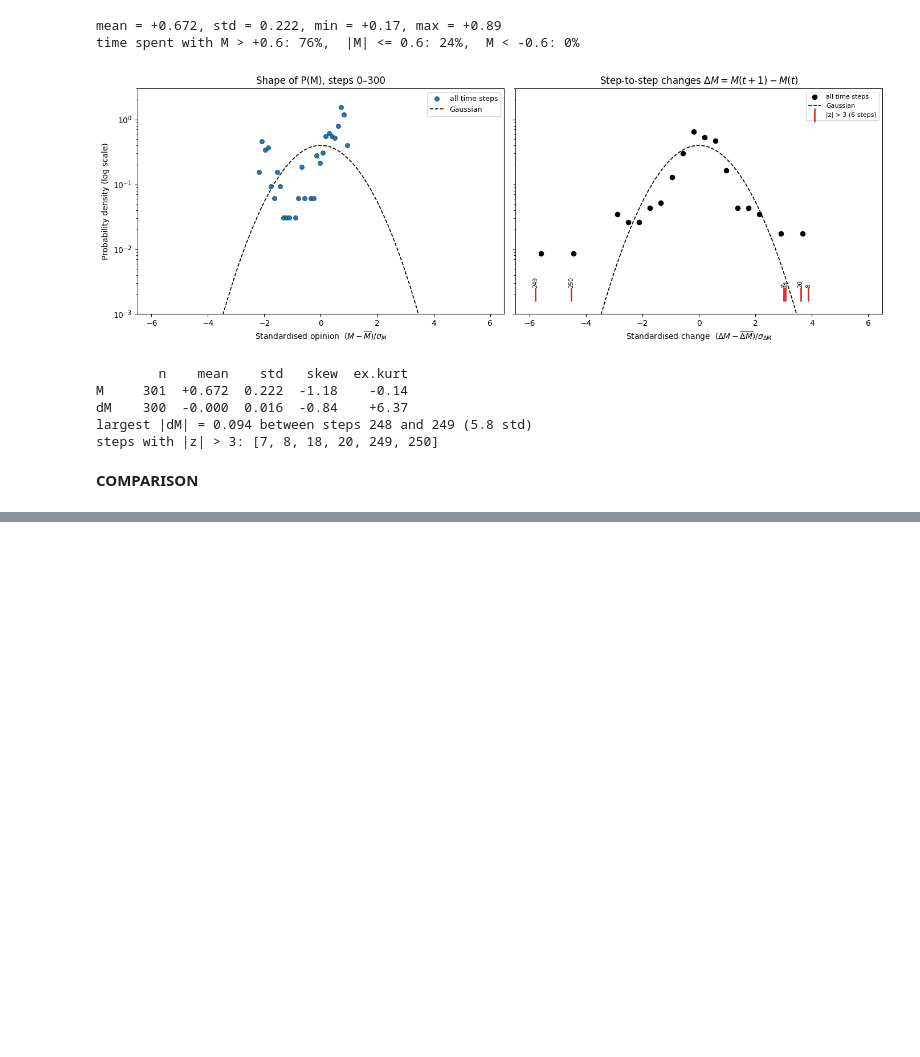
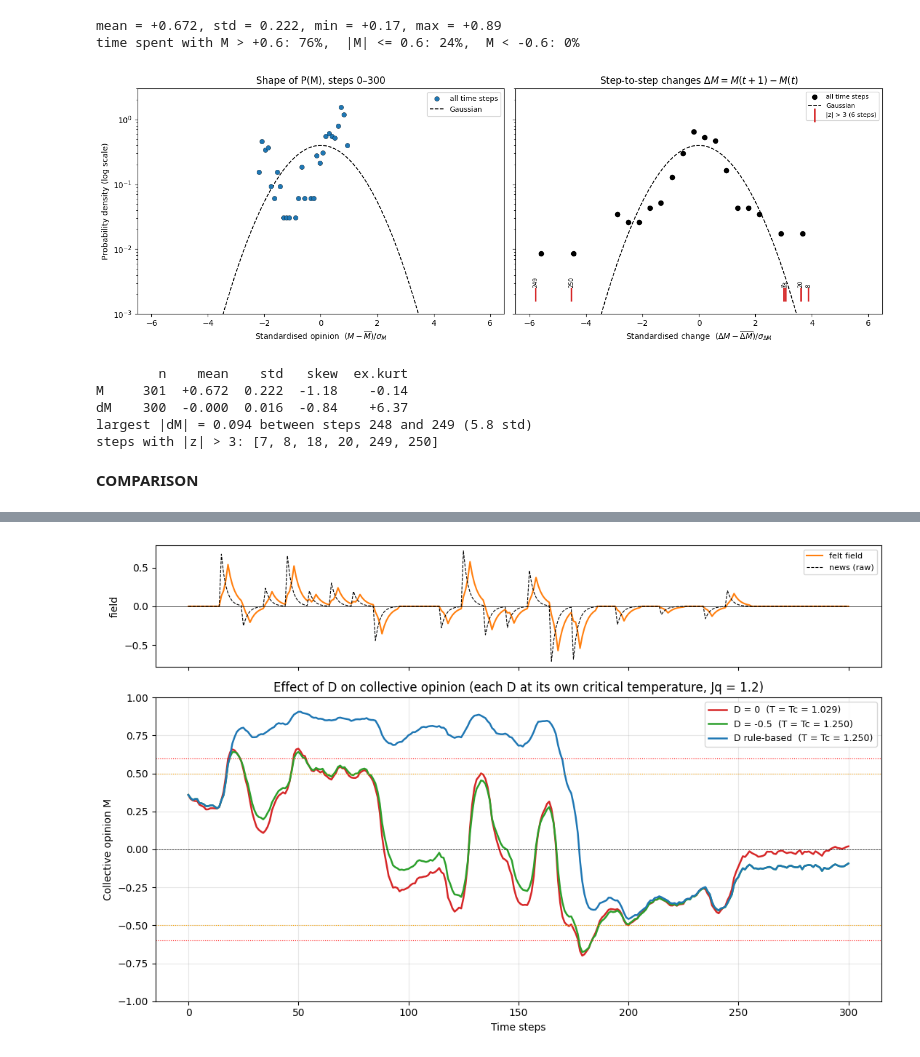
Before and after one commit to fadilaha/Ising-Model-on-Social-Opinion-Dynamic, a Jupyter notebook: Experiment_D_HeatBath_AB_BC_Residual.ipynb, the cells around one changed output, grey strips where cells are left out. Saved outputs shown, nothing was run; the diff lists cells and outputs as text; code cells hidden in the pictures; blank space fills up the shorter version.

```diff
--- a/Experiment_D_HeatBath_AB_BC_Residual.ipynb
+++ b/Experiment_D_HeatBath_AB_BC_Residual.ipynb
@@ -122,7 +122,7 @@ import matplotlib.pyplot as plt
 
 # Load External Event Schedule Generated from the cell above
 # The file can be found in the https://github.com/fadilaha/Ising-Model-on-Social-Opinion-Dynamic
-external_events = np.load("raw_external_field37.npy").tolist()
+external_events = np.load("raw_external_field58h075.npy").tolist()
 print("External events:", external_events)
 
 def compute_D(M, Do, k, M_low=0.5, M_high=0.6):
@@ -787,14 +787,14 @@ __COMPARISON__
 import numpy as np
 
 # events file used for this comparison (generate it first with your generator cell)
-events_used = np.load("raw_external_field58.npy").tolist()
+events_used = np.load("raw_external_field58h075.npy").tolist()
 
 # what differs between runs -> (D_initial, M_low, M_high)
 # fixed D: put the band thresholds out of reach (2.0), so D always stays = D_initial
 conditions = {
-    'D = 0':        dict(D0=0.0,  M_low=2.0, M_high=2.0, T=0.2),   # own Tc for D = 0
-    'D = -0.5':     dict(D0=-0.5, M_low=2.0, M_high=2.0, T=0.2),
-    'D rule-based': dict(D0=-0.5, M_low=0.5, M_high=0.6, T=0.2),
+    'D = 0':        dict(D0=0.0,  M_low=2.0, M_high=2.0, T=1.029),   # own Tc for D = 0
+    'D = -0.5':     dict(D0=-0.5, M_low=2.0, M_high=2.0, T=1.25),
+    'D rule-based': dict(D0=-0.5, M_low=0.5, M_high=0.6, T=1.25),
 }
 
 all_results = {}
@@ -811,7 +811,7 @@ for name, c in conditions.items():
                              h_ext=np.array(h_ext_h), h_felt=np.array(h_felt_h),
                              T=c['T'])
 # optional but recommended: save to a file so you don't lose the runs if Colab disconnects
-np.save("results_D_variation.npy", all_results, allow_pickle=True)
+np.save("results_D_variationh075.npy", all_results, allow_pickle=True)
 # %% [output]
 --- running D = 0 ---
 MCS 10/300 selesai | N = 5051
@@ -821,34 +833,36 @@ KeyboardInterrupt:
 # %%
 # ============================================================
 # PLOT: M(t) for all D-variations, each D at its own critical temperature
 # ============================================================
 import numpy as np
 import matplotlib.pyplot as plt
 
-all_results = np.load("results_D_variation.npy", allow_pickle=True).item()
+all_results = np.load("results_D_variationh075.npy", allow_pickle=True).item()
 
-colors = {'D = 0': 'tab:olive', 'D = -0.5': 'tab:grey', 'D rule-based': 'tab:blue'}
+colors = {'D = 0': 'tab:red', 'D = -0.5': 'tab:green', 'D rule-based': 'tab:blue'}
 
 fig, (ax0, ax1) = plt.subplots(2, 1, figsize=(11, 7), sharex=True,
                                gridspec_kw={'height_ratios': [1, 2.5]})
 
 # top: the felt field (the same for every condition)
 first = next(iter(all_results.values()))
 ax0.plot(first['h_felt'], color='tab:orange', lw=1.5, label='felt field')
 ax0.plot(first['h_ext'], 'k--', lw=0.8, label='news (raw)')
 ax0.axhline(0, color='k', lw=0.5); ax0.set_ylabel('field'); ax0.legend(fontsize=8)
 
 # bottom: M(t) of every condition, with its own T in the legend
 for name, r in all_results.items():
     ax1.plot(r['M'], color=colors.get(name), lw=1.8, label=f"{name}  (T = Tc = {r['T']:.3f})")
 for s in [1, -1]:
     ax1.axhline(s * M_low,  color='orange', ls=':', lw=0.8)
     ax1.axhline(s * M_high, color='red',    ls=':', lw=0.8)
 ax1.axhline(0, color='k', ls='--', lw=0.5)
 ax1.set_ylim(-1, 1); ax1.set_xlabel('Time steps'); ax1.set_ylabel('Collective opinion M')
 ax1.set_title(f'Effect of D on collective opinion (each D at its own critical temperature, Jq = {J_coupling*q_neighbors})')
 ax1.legend(fontsize=9); ax1.grid(alpha=0.3)
 plt.tight_layout(); plt.show()
+# %% [output]
+[figure, added]
 # %%
 fig, axes = plt.subplots(1, len(all_results), figsize=(5 * len(all_results), 4), sharey=True)
 for ax, (name, r) in zip(axes, all_results.items()):
```
Also changed, not shown: parts of 20 cells of this notebook.
